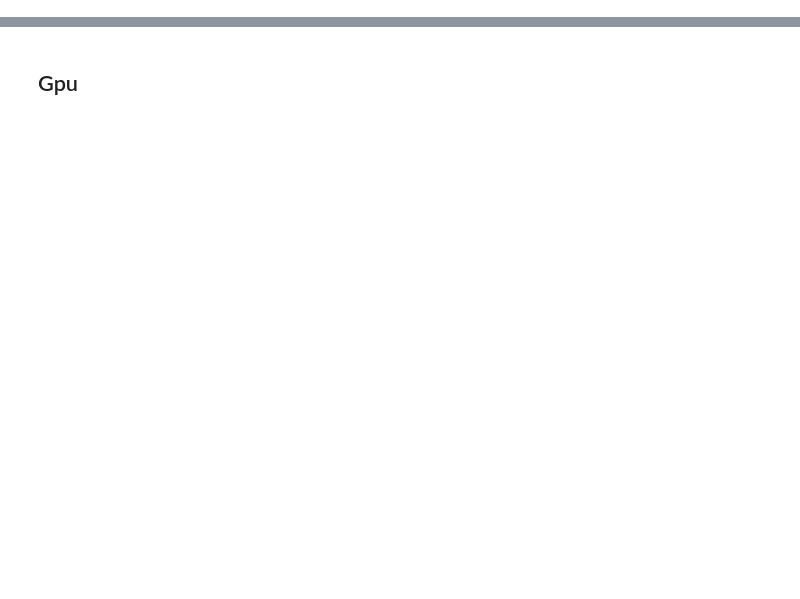
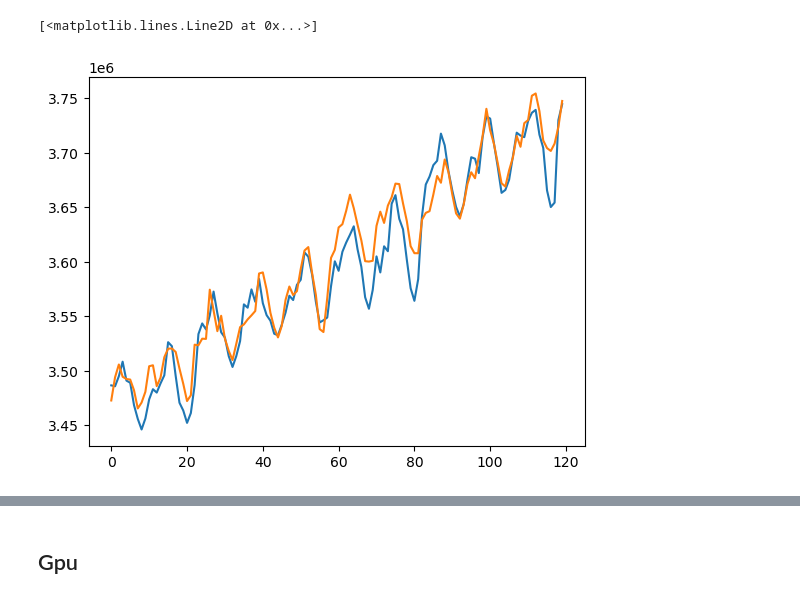
Before and after one commit to WillyChap/denoising-diffusion-pytorch, a Jupyter notebook: Gather_CESM_Data.ipynb, the cells around one changed output, grey strips where cells are left out. Drawn from its saved outputs; the diff is of its cells as text; code cells hidden in the pictures; blank space fills up the shorter version.

```diff
--- a/Gather_CESM_Data.ipynb
+++ b/Gather_CESM_Data.ipynb
@@ -57,3 +57,16 @@ from denoising_diffusion_pytorch.attend import Attend
 
 from denoising_diffusion_pytorch.version import __version__
 import matplotlib.pyplot as plt
+# %%
+FNS=sorted(glob.glob('/glade/derecho/scratch/wchapman/CESM_LE2_vars_BSSP370cmip6/*.nc'))
+
+plt.plot(xr.open_dataset(FNS[0])['VI_CO2'].sel(lat=20,lon=180, method='nearest').values)
+# plt.plot(xr.open_dataset(FNS[1])['VI_CO2'].sel(lat=20,lon=180, method='nearest').values)
+# plt.plot(xr.open_dataset(FNS[2])['VI_CO2'].sel(lat=20,lon=180, method='nearest').values)
+# plt.plot(xr.open_dataset(FNS[3])['VI_CO2'].sel(lat=20,lon=180, method='nearest').values)
+# plt.plot(xr.open_dataset(FNS[4])['VI_CO2'].sel(lat=20,lon=180, method='nearest').values)
+# plt.plot(xr.open_dataset(FNS[5])['VI_CO2'].sel(lat=20,lon=180, method='nearest').values)
+plt.plot(xr.open_dataset(FNS[8])['VI_CO2'].sel(lat=20,lon=180, method='nearest').values)
+# %% [output]
+[<matplotlib.lines.Line2D at 0x...>]
+[figure, added]
```
Also changed, not shown: parts of 18 cells of this notebook, 2 other files.
